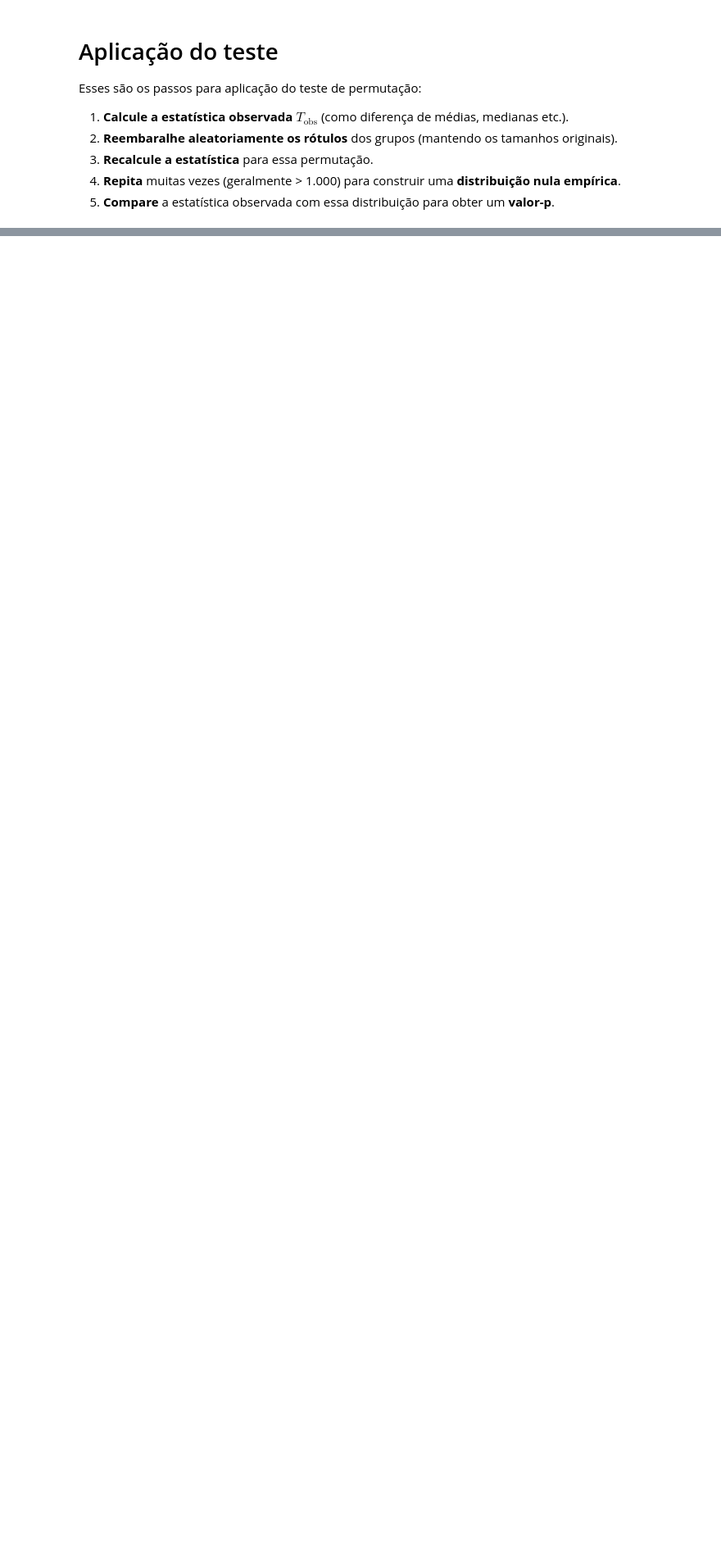
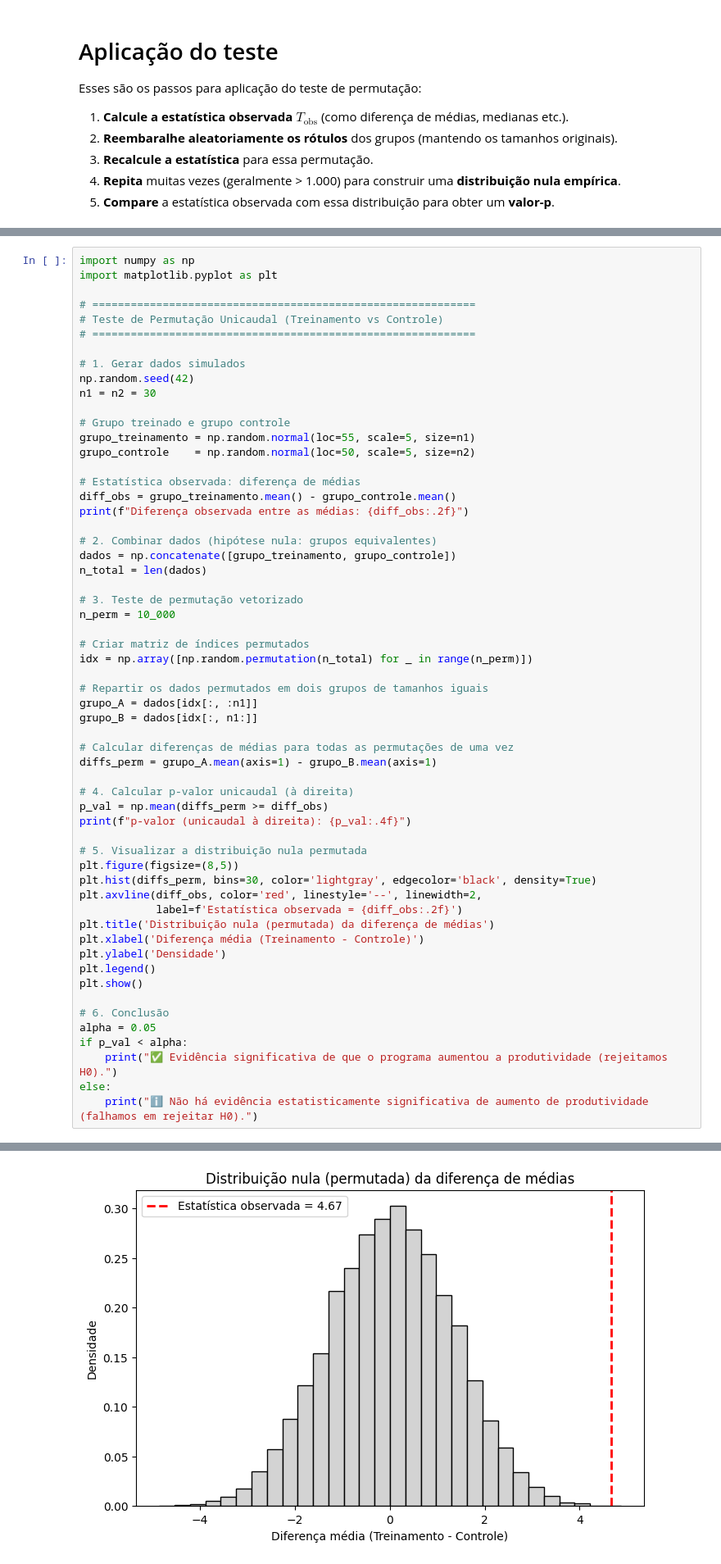
Before and after one commit to AILAB-CEFET-RJ/gcc1625, a Jupyter notebook: notebooks/10_permutation_test.ipynb, the cells around one changed output, grey strips where cells are left out. Shown at 82% size. Drawn from its saved outputs; the diff is of its cells as text; blank space fills up the shorter version.

```diff
--- a/notebooks/10_permutation_test.ipynb
+++ b/notebooks/10_permutation_test.ipynb
@@ -228,0 +228,59 @@ Em linguagem informal:
+# %%
+import numpy as np
+import matplotlib.pyplot as plt
+
+# ============================================================
+# Teste de Permutação Unicaudal (Treinamento vs Controle)
+# ============================================================
+
+# 1. Gerar dados simulados
+np.random.seed(42)
+n1 = n2 = 30
+
+# Grupo treinado e grupo controle
+grupo_treinamento = np.random.normal(loc=55, scale=5, size=n1)
+grupo_controle    = np.random.normal(loc=50, scale=5, size=n2)
+
+# Estatística observada: diferença de médias
+diff_obs = grupo_treinamento.mean() - grupo_controle.mean()
+print(f"Diferença observada entre as médias: {diff_obs:.2f}")
+
+# 2. Combinar dados (hipótese nula: grupos equivalentes)
+dados = np.concatenate([grupo_treinamento, grupo_controle])
+n_total = len(dados)
+
+# 3. Teste de permutação vetorizado
+n_perm = 10_000
+
+# Criar matriz de índices permutados
+idx = np.array([np.random.permutation(n_total) for _ in range(n_perm)])
+
+# Repartir os dados permutados em dois grupos de tamanhos iguais
+grupo_A = dados[idx[:, :n1]]
+grupo_B = dados[idx[:, n1:]]
+
+# Calcular diferenças de médias para todas as permutações de uma vez
+diffs_perm = grupo_A.mean(axis=1) - grupo_B.mean(axis=1)
+
+# 4. Calcular p-valor unicaudal (à direita)
+p_val = np.mean(diffs_perm >= diff_obs)
+print(f"p-valor (unicaudal à direita): {p_val:.4f}")
+
+# 5. Visualizar a distribuição nula permutada
+plt.figure(figsize=(8,5))
+plt.hist(diffs_perm, bins=30, color='lightgray', edgecolor='black', density=True)
+plt.axvline(diff_obs, color='red', linestyle='--', linewidth=2,
+            label=f'Estatística observada = {diff_obs:.2f}')
+plt.title('Distribuição nula (permutada) da diferença de médias')
+plt.xlabel('Diferença média (Treinamento - Controle)')
+plt.ylabel('Densidade')
+plt.legend()
+plt.show()
+
+# 6. Conclusão
+alpha = 0.05
+if p_val < alpha:
+    print("✅ Evidência significativa de que o programa aumentou a produtividade (rejeitamos H0).")
+else:
+    print("ℹ️ Não há evidência estatisticamente significativa de aumento de produtividade (falhamos em rejeitar H0).")
+# %% [output]
@@ -228,0 +289 @@ Em linguagem informal:
+[figure, added]
```
Also changed, not shown: parts of 20 cells of this notebook, 2 other files.
